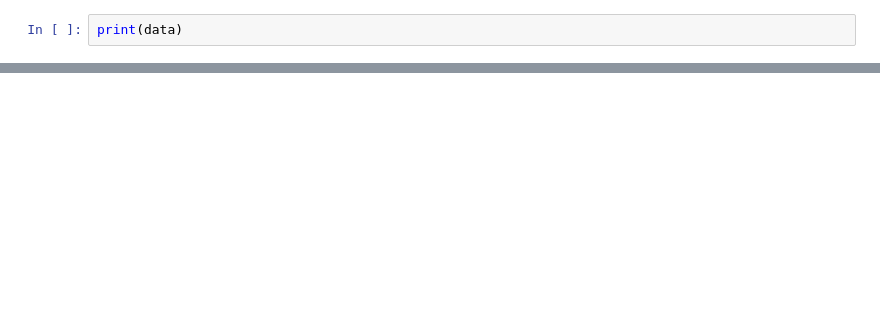
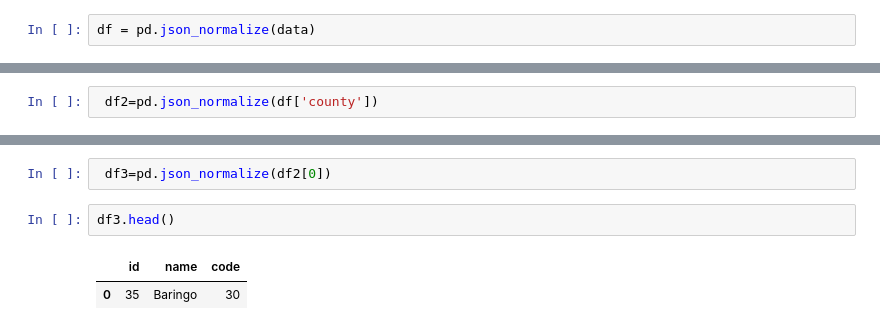
Before and after one commit to WamzMwangi/Data_Engineering, a Jupyter notebook: data_ingestion.ipynb, the cells around one changed output, grey strips where cells are left out. Saved outputs shown, nothing was run; the diff lists cells and outputs as text; blank space fills up the shorter version.

Commit message:
Denormalizing the api json responses-part 1

```diff
--- a/data_ingestion.ipynb
+++ b/data_ingestion.ipynb
@@ -15,2 +34,2 @@ data=response.json()
 # %%
-print(data)
+df = pd.json_normalize(data)
@@ -18,0 +41,2 @@ print(data)
+# %%
+ df2=pd.json_normalize(df['county'])
@@ -18,0 +49,7 @@ print(data)
+# %%
+ df3=pd.json_normalize(df2[0])
+# %%
+df3.head()
+# %% [output]
+|  | id | name | code |
+| 0 | 35 | Baringo | 30 |
```
Also changed, not shown: parts of 6 cells of this notebook.
